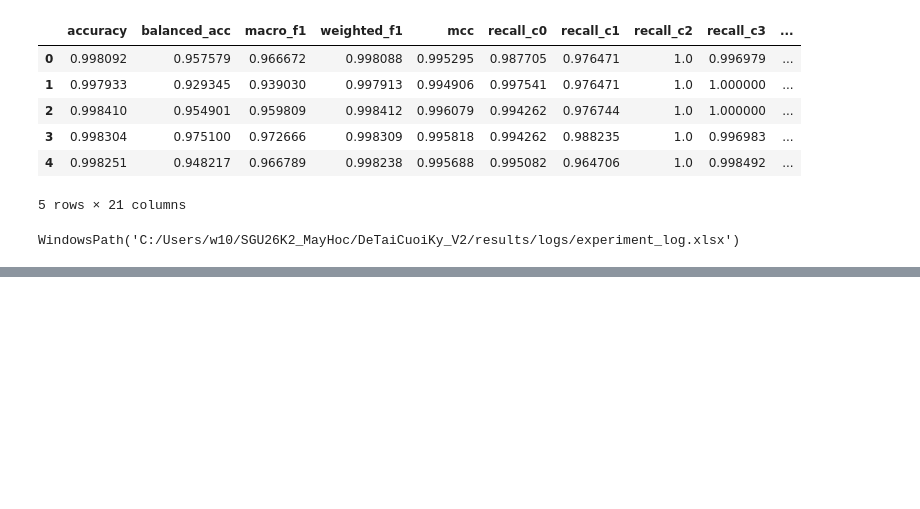
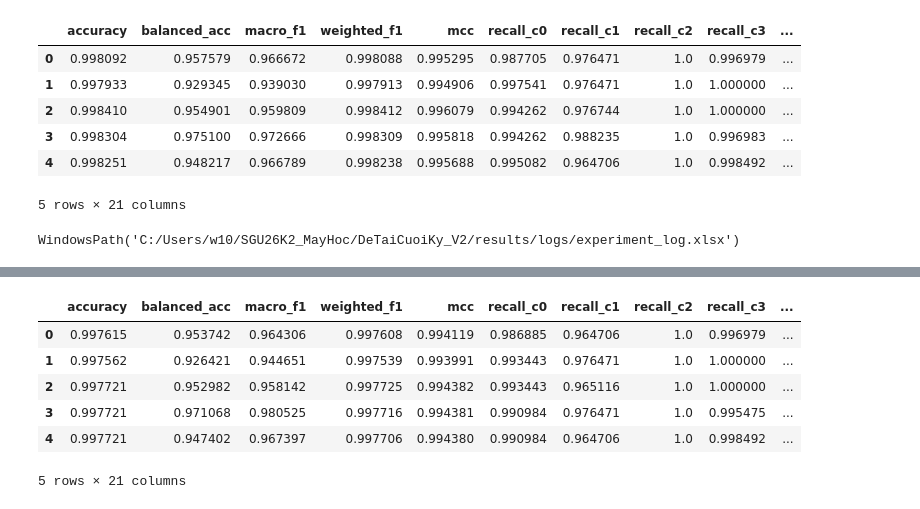
Before and after one commit to PhamNgocTuan-2006/SGU26K2_MayHoc, a Jupyter notebook: DeTaiCuoiKy_V2/experiments/03_tuning.ipynb, the cells around one changed output, grey strips where cells are left out. Cells and saved outputs as stored; diff of their text form; code cells hidden in the pictures; blank space fills up the shorter version.

Commit message:
danh gia RF toi uu tu RandomizedSearch depth10, log2, 100 cay

```diff
--- a/DeTaiCuoiKy_V2/experiments/03_tuning.ipynb
+++ b/DeTaiCuoiKy_V2/experiments/03_tuning.ipynb
@@ -220,0 +257,16 @@ df = df.drop_duplicates(subset=["Ten mo hinh", "Tham so (Hyperparameters)", "Ran
+# %%
+lg = ExperimentLogger("tuan")
+best_rf = RandomForestClassifier(n_estimators=100, max_depth=10, max_features="log2",
+                                 min_samples_leaf=1, class_weight=None,
+                                 n_jobs=-1, random_state=RANDOM_STATE)
+lg.run(best_rf, X_train, y_train, "random_forest_tuned",
+       strategy="Khong xu ly",
+       notes="RandomizedSearch n_iter=20, best_cv=0.9630; khong cai thien co y nghia so voi mac dinh")
+# %% [output]
+|  | accuracy | balanced_acc | macro_f1 | weighted_f1 | mcc | recall_c0 | recall_c1 | recall_c2 | recall_c3 | ... |
+| 0 | 0.997615 | 0.953742 | 0.964306 | 0.997608 | 0.994119 | 0.986885 | 0.964706 | 1.0 | 0.996979 | ... |
+| 1 | 0.997562 | 0.926421 | 0.944651 | 0.997539 | 0.993991 | 0.993443 | 0.976471 | 1.0 | 1.000000 | ... |
+| 2 | 0.997721 | 0.952982 | 0.958142 | 0.997725 | 0.994382 | 0.993443 | 0.965116 | 1.0 | 1.000000 | ... |
+| 3 | 0.997721 | 0.971068 | 0.980525 | 0.997716 | 0.994381 | 0.990984 | 0.976471 | 1.0 | 0.995475 | ... |
+| 4 | 0.997721 | 0.947402 | 0.967397 | 0.997706 | 0.994380 | 0.990984 | 0.964706 | 1.0 | 0.998492 | ... |
+5 rows × 21 columns
```
Also changed, not shown: parts of 3 cells of this notebook, 3 other files.
